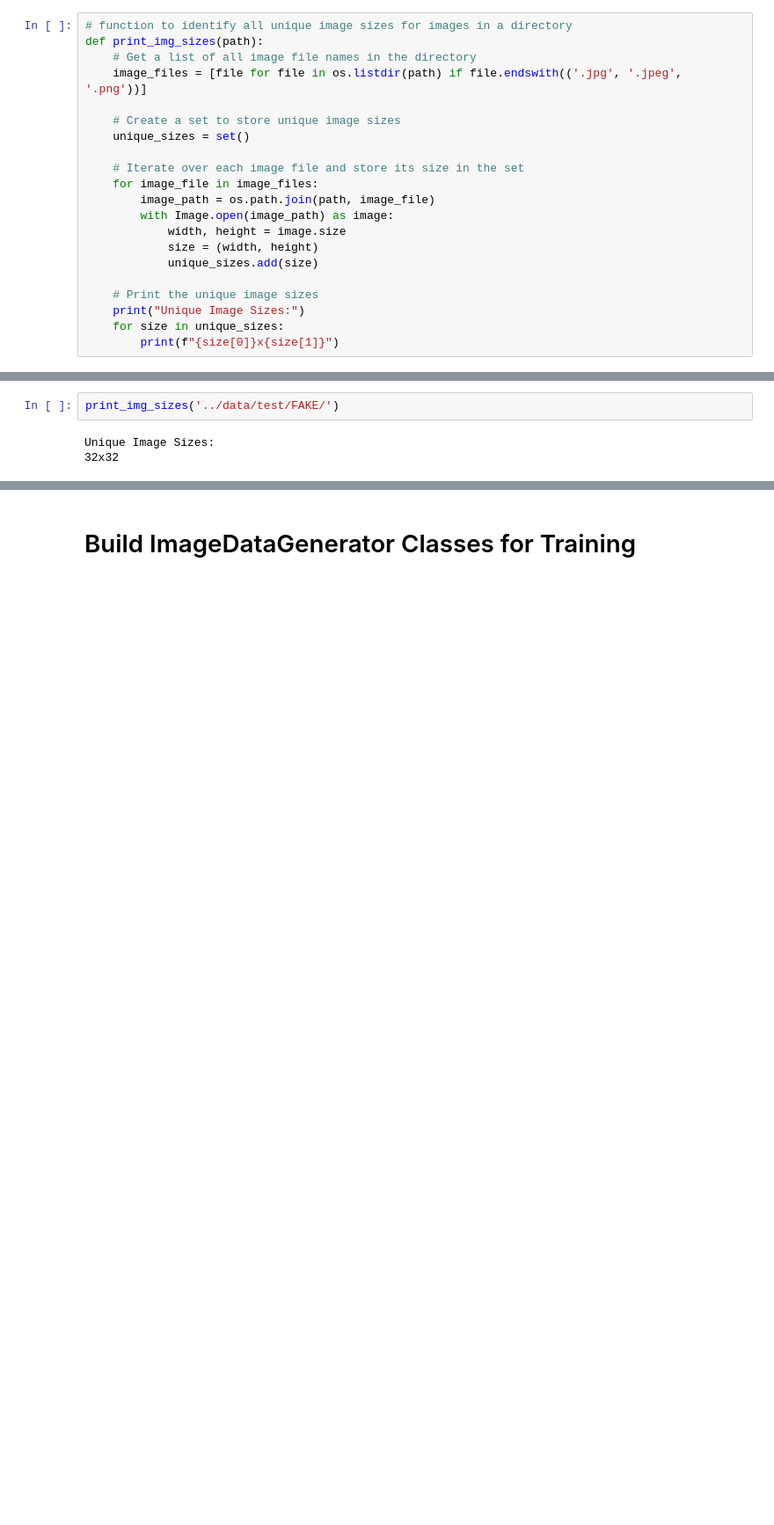
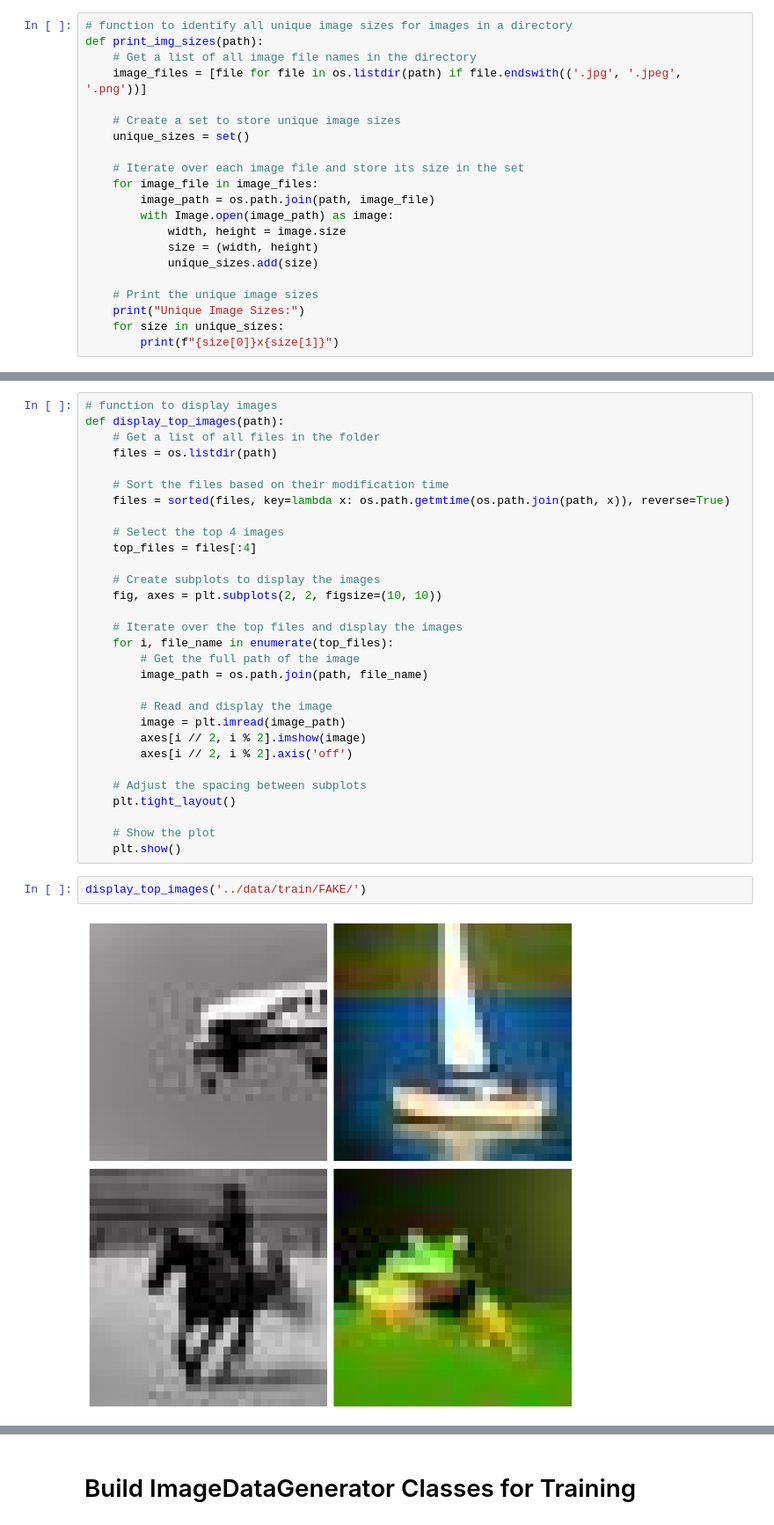
Before and after one commit to Achan40/msca-31009-final, a Jupyter notebook: code/msca-31009-final.ipynb, the cells around one changed output, grey strips where cells are left out. Shown: that part at 88% size. Saved outputs shown, nothing was run; the diff lists cells and outputs as text; blank space fills up the shorter version.

Commit message:
add some visualization

```diff
--- a/code/msca-31009-final.ipynb
+++ b/code/msca-31009-final.ipynb
@@ -44,5 +59,34 @@ def print_img_sizes(path):
+# %%
+# function to display images
+def display_top_images(path):
+    # Get a list of all files in the folder
+    files = os.listdir(path)
+
+    # Sort the files based on their modification time
+    files = sorted(files, key=lambda x: os.path.getmtime(os.path.join(path, x)), reverse=True)
+
+    # Select the top 4 images
+    top_files = files[:4]
+
+    # Create subplots to display the images
+    fig, axes = plt.subplots(2, 2, figsize=(10, 10))
+
+    # Iterate over the top files and display the images
+    for i, file_name in enumerate(top_files):
+        # Get the full path of the image
+        image_path = os.path.join(path, file_name)
+
+        # Read and display the image
+        image = plt.imread(image_path)
+        axes[i // 2, i % 2].imshow(image)
+        axes[i // 2, i % 2].axis('off')
+
+    # Adjust the spacing between subplots
+    plt.tight_layout()
+
+    # Show the plot
+    plt.show()
 # %%
-print_img_sizes('../data/test/FAKE/')
+display_top_images('../data/train/FAKE/')
 # %% [output]
-Unique Image Sizes:
-32x32
+[figure, added]
```
Also changed, not shown: parts of 6 cells of this notebook.
